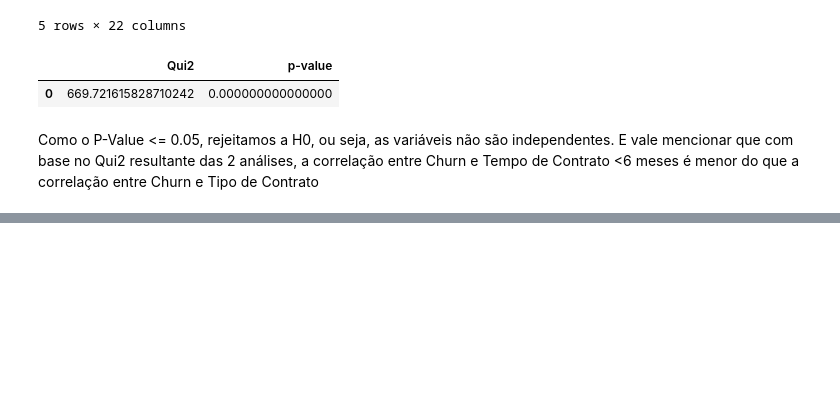
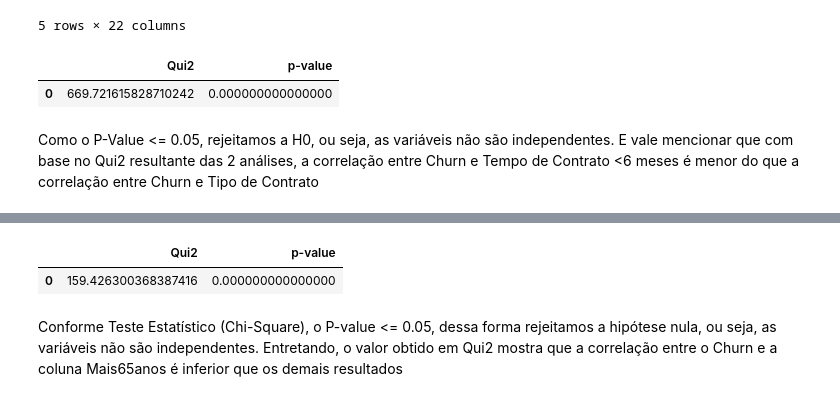
Before and after one commit to EuFontoura/EDAestudos, a Jupyter notebook: eda_churn.ipynb, the cells around one changed output, grey strips where cells are left out. Saved outputs shown, nothing was run; the diff lists cells and outputs as text; code cells hidden in the pictures; blank space fills up the shorter version.

```diff
--- a/eda_churn.ipynb
+++ b/eda_churn.ipynb
@@ -822,0 +862,7 @@ Como o P-Value <= 0.05, rejeitamos a H0, ou seja, as variáveis não são indepe
+# %%
+df_chi_scores_churn_age
+# %% [output]
+|  | Qui2 | p-value |
+| 0 | 159.426300368387416 | 0.000000000000000 |
+# %% [markdown]
+Conforme Teste Estatístico (Chi-Square), o P-value <= 0.05, dessa forma rejeitamos a hipótese nula, ou seja, as variáveis não são independentes. Entretando, o valor obtido em Qui2 mostra que a correlação entre o Churn e a coluna Mais65anos é inferior que os demais resultados
```
Also changed, not shown: parts of 16 cells of this notebook.
